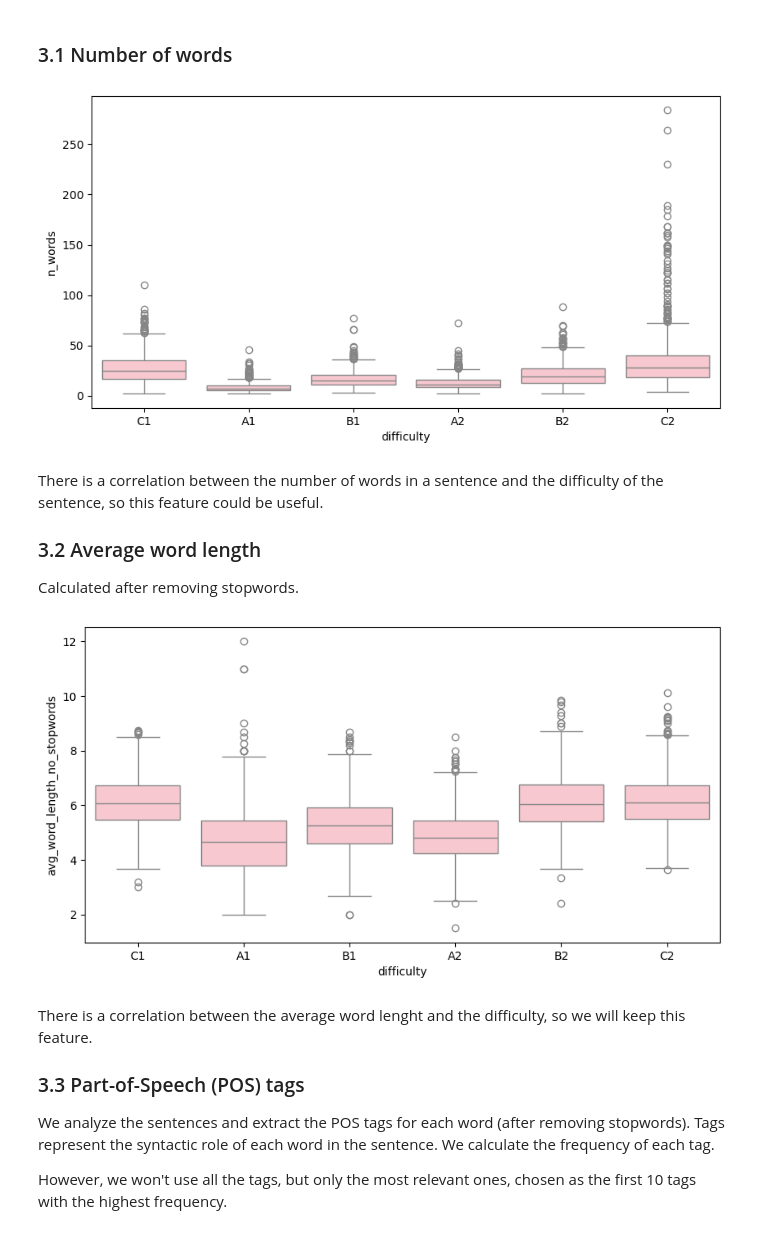
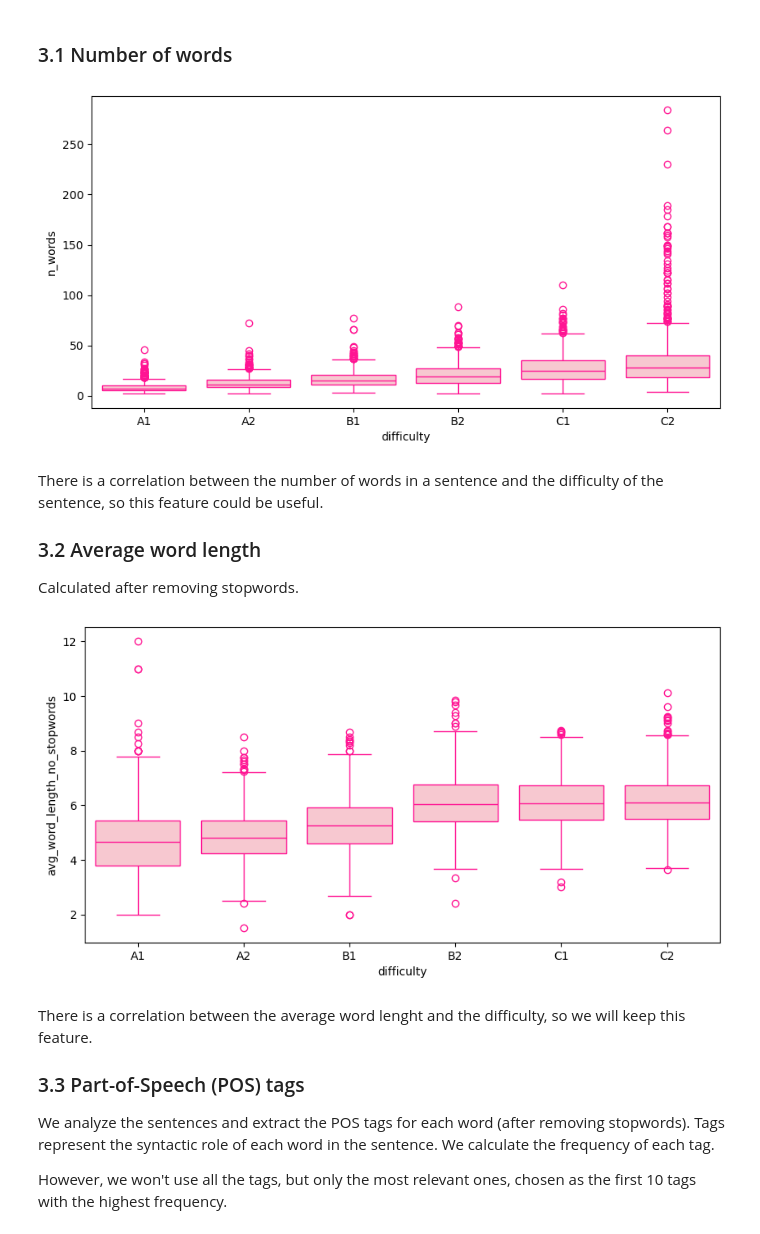
Before and after one commit to BeatriceVaienti/dsml_project, a Jupyter notebook: notebooks/data_augmentation.ipynb, the cells around one changed output. Cells and saved outputs as stored; diff of their text form; code cells hidden in the pictures.

```diff
--- a/notebooks/data_augmentation.ipynb
+++ b/notebooks/data_augmentation.ipynb
@@ -21,7 +21,7 @@ nltk.download('stopwords')
 
 # Load French stopwords
 stop_words = set(stopwords.words('french'))
-color = 'pink'
+color = 'deeppink'
 # %% [output]
 [nltk_data] Downloading package punkt to /Users/vaienti/nltk_data...
 [nltk_data]   Package punkt is already up-to-date!
@@ -73,10 +73,13 @@ inference = add_n_words(inference)
 
 # let's visualize the correlation between the number of words and the difficulty
 plt.figure(figsize=(10, 5))
-sns.boxplot(x='difficulty', y='n_words', data=df, color = color)
+# order the x-axis by difficulty
+difficulty_order = ['A1', 'A2', 'B1', 'B2', 'C1', 'C2']
+
+sns.boxplot(x='difficulty', y='n_words', data=df, color = 'pink', linecolor = color, order=difficulty_order)
 plt.show()
 # %% [output]
-[figure, old version]
+[figure, new version]
 # %% [markdown]
 There is a correlation between the number of words in a sentence and the difficulty of the sentence, so this feature could be useful.
 
@@ -86,27 +89,27 @@ Calculated after removing stopwords.
 # %%
 # Function to calculate average word length excluding stopwords
 def avg_word_length_no_stopwords(sentence):
     words = word_tokenize(sentence)
     words_no_stopwords = [word for word in words if word.lower() not in stop_words]
     if len(words_no_stopwords) > 0:
         avg_length = sum(len(word) for word in words_no_stopwords) / len(words_no_stopwords)
     else:
         avg_length = 0  # To handle cases where all words are stopwords
     return avg_length
 
 def add_avg_word_length_no_stopwords(df):
     df['avg_word_length_no_stopwords'] = df['sentence'].apply(avg_word_length_no_stopwords)
     return df
 
 df = add_avg_word_length_no_stopwords(df)
 inference = add_avg_word_length_no_stopwords(inference)
 
 # let's visualize the correlation between the average word length and the difficulty
 plt.figure(figsize=(10, 5))
-sns.boxplot(x='difficulty', y='avg_word_length_no_stopwords', data=df, color = color)
+sns.boxplot(x='difficulty', y='avg_word_length_no_stopwords', data=df, color = 'pink', linecolor = color, order=difficulty_order)
 plt.show()
 # %% [output]
-[figure, old version]
+[figure, new version]
 # %% [markdown]
 There is a correlation between the average word lenght and the difficulty, so we will keep this feature.
 
```
Also changed, not shown: parts of 15 cells of this notebook, 6 other files.
